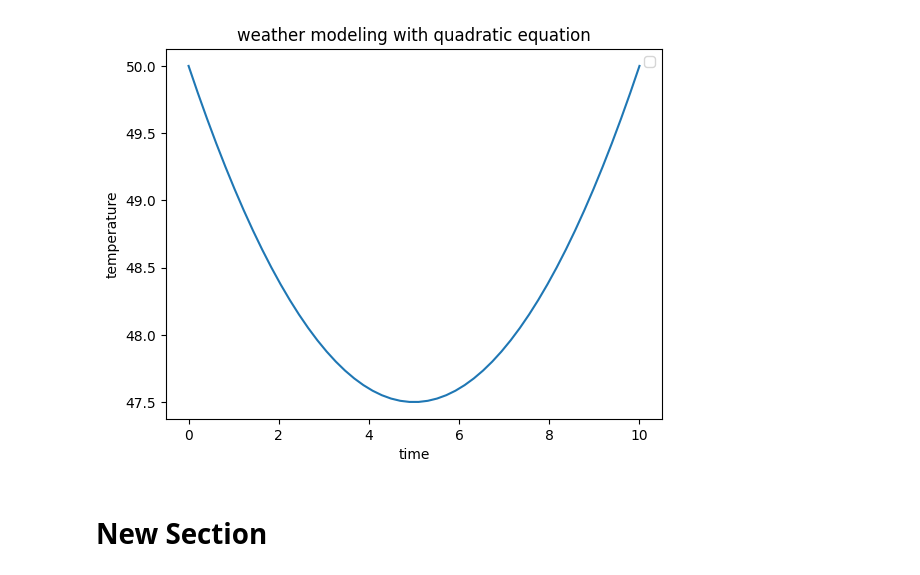
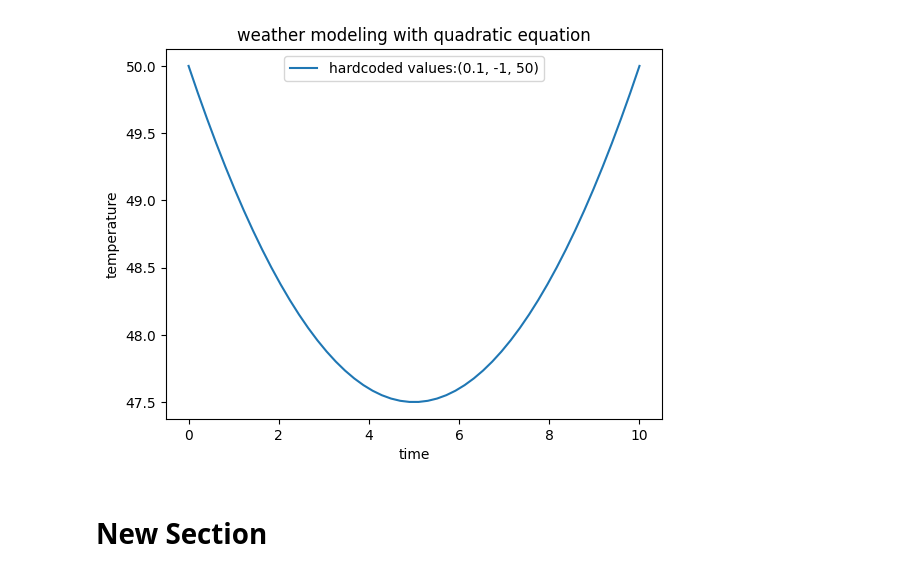
Before and after one commit to chettuprasanna/Software-Engineering-lab, a Jupyter notebook: 1lab_py.ipynb, the cells around one changed output. Saved outputs shown, nothing was run; the diff lists cells and outputs as text; code cells hidden in the pictures.

```diff
--- a/1lab_py.ipynb
+++ b/1lab_py.ipynb
@@ -3,17 +3,18 @@
 # %%
 import matplotlib.pyplot as plt
 import numpy as np
-def Quadratic_model(time):
-  a = 0.1
-  b = -1
-  c = 50
+def Quadratic_model(time,a,b,c):
+
   temperature = a * (time**2) + b * time + c
   return temperature
 
 def main():
+    a = 0.1
+    b = -1
+    c = 50
     time_values=np.linspace(0,10,50)
-    temperature_hardcode=Quadratic_model(time_values)
-    plt.plot(time_values , temperature_hardcode)
+    temperature_hardcode=Quadratic_model(time_values, a,b,c)
+    plt.plot(time_values , temperature_hardcode,label=f"hardcoded values:{a,b,c}")
     plt.xlabel('time')
     plt.ylabel('temperature')
     plt.legend()
@@ -26,4 +26,4 @@ WARNING:matplotlib.legend:No artists with labels found to put in legend.  Note t
-[figure, old version]
+[figure, new version]
 # %% [markdown]
 # New Section
 # %% [markdown]
```
Also changed, not shown: parts of 4 cells of this notebook.
